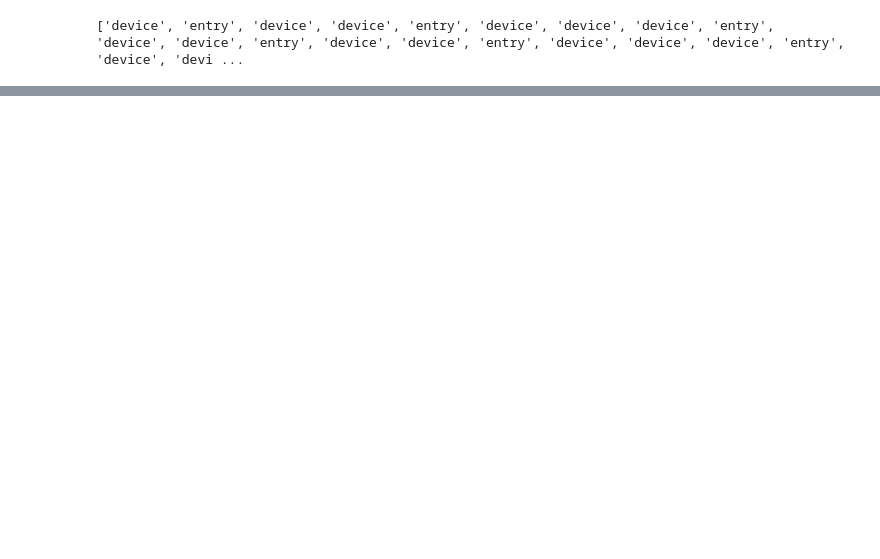
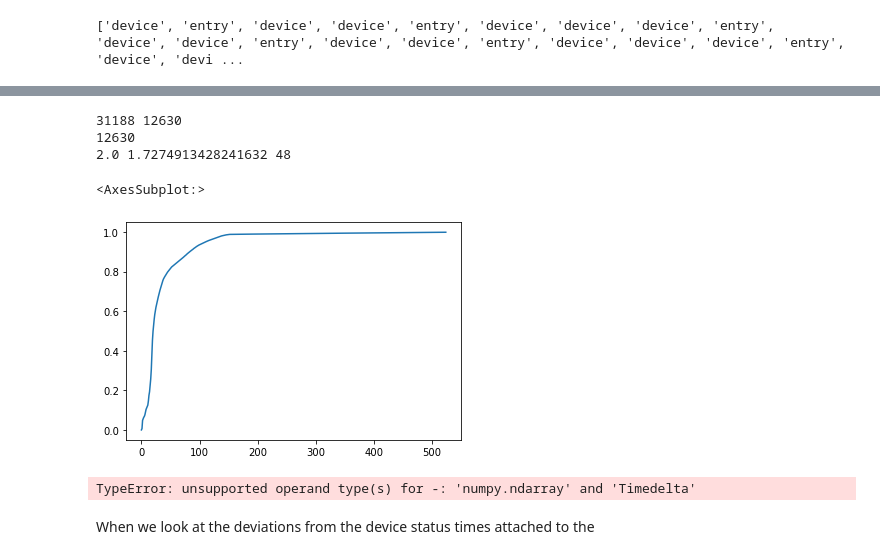
Before and after one commit to Spencer-Weston/BGPredict, a Jupyter notebook: Notebooks/NightScoutJoinAnalysis.ipynb, the cells around one changed output, grey strips where cells are left out. Drawn from its saved outputs; the diff is of its cells as text; code cells hidden in the pictures; blank space fills up the shorter version.

Commit message:
Entries and Device Status's have rudimentary join logic in NightScoutJoinAnalysis notebook

```diff
--- a/Notebooks/NightScoutJoinAnalysis.ipynb
+++ b/Notebooks/NightScoutJoinAnalysis.ipynb
@@ -702,6 +659,8 @@ for idx, key in enumerate(sorted_time.keys()[1:]):
     cur_val = sorted_time[key]
     if cur_val == "entry":
         l_val = sorted_time[left_key]
+        print(idx)
+        break
         r_key = sorted_time.keys()[idx+2] # CHECKKKKK!!!!!
         r_val = sorted_time[r_key]
         if l_val == "entry":
@@ -723,0 +708,11 @@ print(test[10000:12000])
+# %%
+# Store timestamp and entries in zipped list
+timestamp_keys = entry_ids['timestamp'].to_list()
+entry_id_list = entry_ids['entryid'].to_list()
+zipped = list(zip(timestamp_keys, entry_id_list))
+
+# fill in standard python dictionary with entry data; convert to SortedDict
+index_dict = SortedDict({timestamp: (entry_id, []) for timestamp, entry_id in zipped})
+
+# Generate list of tuples for (devicetimestamp, deviceid)
+device_tuples = list(zip(device_ids['created_at'], device_ids['devicestatusid']))
@@ -723,0 +785,67 @@ print(test[10000:12000])
+# %%
+attached = 0
+unattached = 0
+consecutive_initial_unattached = 0
+one_attach = False
+attach_count = []
+for k, v in index_dict.items():
+    if v[1]:
+        attached +=1
+        attach_count.append(len(v[1]))
+    else:
+        unattached +=1
+        if not one_attach:
+            consecutive_initial_unattached +=1
+print(attached, unattached)
+print(consecutive_initial_unattached)
+print(np.median(attach_count), np.mean(attach_count), max(attach_count))
+# %% [output]
+31188 12630
+12630
+2.0 1.7274913428241632 48
+# %%
+# Determine method for selecting "best" device status to associate with entry
+i = 0
+diffs = []
+for k, v in index_dict.items():
+    if len(v[1]) > 1:
+#         print(k, v[1])
+        diffs.extend([k-x[1] for x in v[1]])
+        i +=1
+#         print(diffs)
+#     if i > 10:
+#         break
+#
+# %%
+deviations = pd.Series([x.total_seconds() for x in diffs])
+cumulative_coverage = {"num_seconds": [], "percent_covered": []}
+
+finished = False
+deviation_length = len(deviations)
+current_coverage = -1
+for i in range(1000000):
+    percent_covered = len(deviations.loc[abs(deviations) < i])/deviation_length
+    if percent_covered == current_coverage:
+        if percent_covered > 0.999:
+            break
+    else:
+        cumulative_coverage['num_seconds'].append(i)
+        cumulative_coverage['percent_covered'].append(percent_covered)
+        current_coverage = percent_covered
+# %%
+cumulative_coverage_df = pd.DataFrame(cumulative_coverage)
+cumulative_coverage_df.percent_covered.plot()
+# %% [output]
+<AxesSubplot:>
+[figure, added]
+# %%
+diff_df = pd.Series(diffs).dt.components
+diff_df['abs_diff'] = None
+# diff_df.loc[days <0, abs_diff] = timedelta(minutes)
+diff_df.minutes - timedelta(minutes=60)
+# diff_series.loc[diff_series.dt.orig.]
+# diff_series.loc[diff_series ]
+# %% [output]
+TypeError: unsupported operand type(s) for -: 'numpy.ndarray' and 'Timedelta'
+# %% [markdown]
+When we look at the deviations from the device status times attached to the
```
Also changed, not shown: parts of 40 cells of this notebook.
